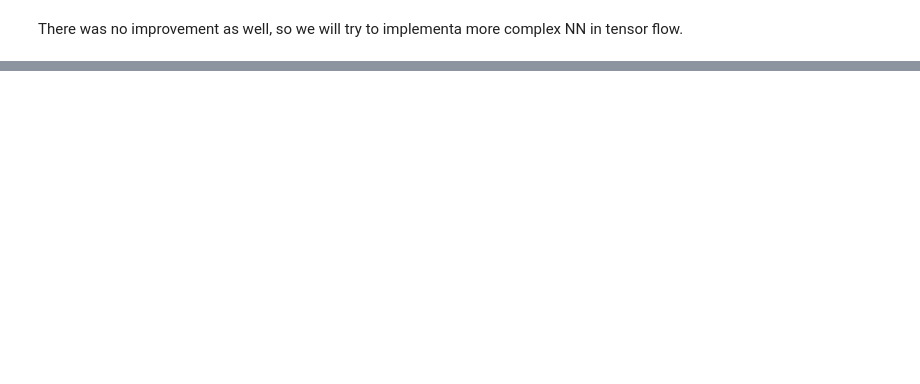
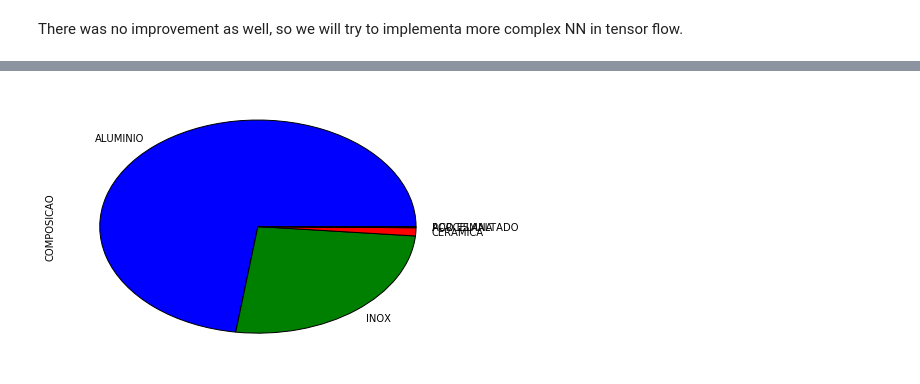
Before and after one commit to marcusbianchi/blender_categorization, a Jupyter notebook: Pan_Analisys.ipynb, the cells around one changed output, grey strips where cells are left out. Cells and saved outputs as stored; diff of their text form; code cells hidden in the pictures; blank space fills up the shorter version.

```diff
--- a/Pan_Analisys.ipynb
+++ b/Pan_Analisys.ipynb
@@ -387,0 +678,6 @@ There was no improvement as well, so we will try to implementa more complex NN i
+# %%
+df['COMPOSICAO'].value_counts().plot(kind='pie')
+plt.tight_layout()
+plt.show()
+# %% [output]
+[figure, added]
```
Also changed, not shown: parts of 34 cells of this notebook, 2 other files.
